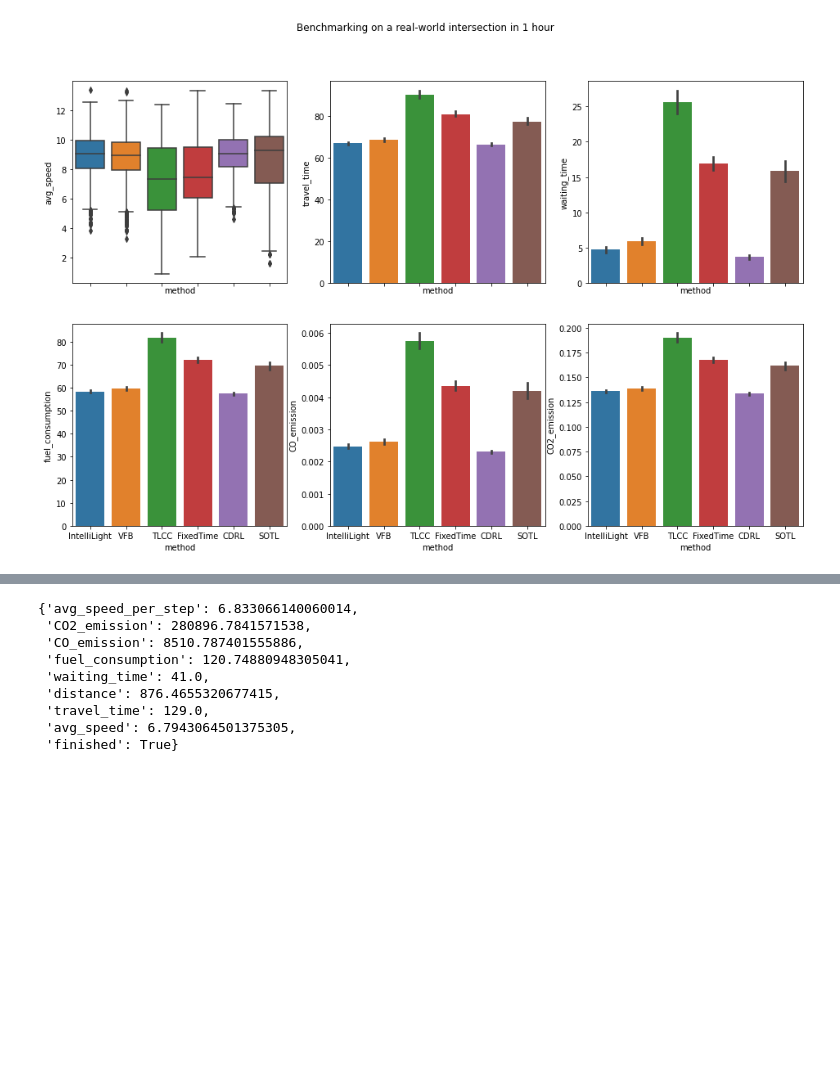
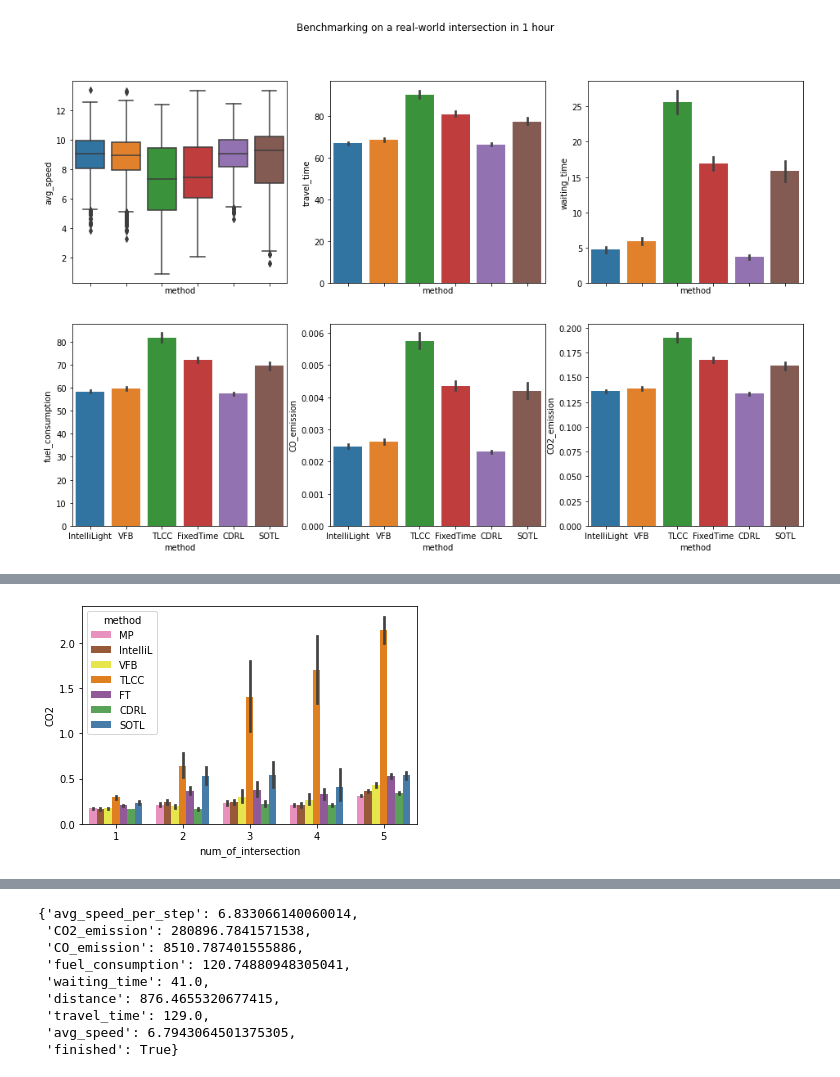
Before and after one commit to Laysest/tslib, a Jupyter notebook: log/final/visualization.ipynb, the cells around one changed output, grey strips where cells are left out. Saved outputs shown, nothing was run; the diff lists cells and outputs as text; code cells hidden in the pictures; blank space fills up the shorter version.

```diff
--- a/log/final/visualization.ipynb
+++ b/log/final/visualization.ipynb
@@ -95,0 +261,19 @@ for method in os.listdir("./atlanta/"):
+# %%
+data = pd.DataFrame(columns=['num_of_intersection', 'CO2', 'method'])
+for k, v in final_log.items():
+    veh_logs = v['veh_logs']
+    for veh in veh_logs:
+        if veh['finished'] != True or len(fix_route(veh['route'])) < 2:
+            continue
+        row = {
+            'num_of_intersection': len(fix_route(veh['route'])) - 1,
+            'CO2': veh['CO2_emission'] / 1000000,
+            'method': change_name_method(k)
+        }
+        data = data.append(row, ignore_index=True)
+# %%
+# df = data[data.method != 'TLCC']
+sns.barplot(x='num_of_intersection', y='CO2', hue='method', data=data, palette='Set1_r')
+tikzplotlib.save("test.tex")
+# %% [output]
+[figure, added]
```
Also changed, not shown: parts of 31 cells of this notebook, 13 other files.
